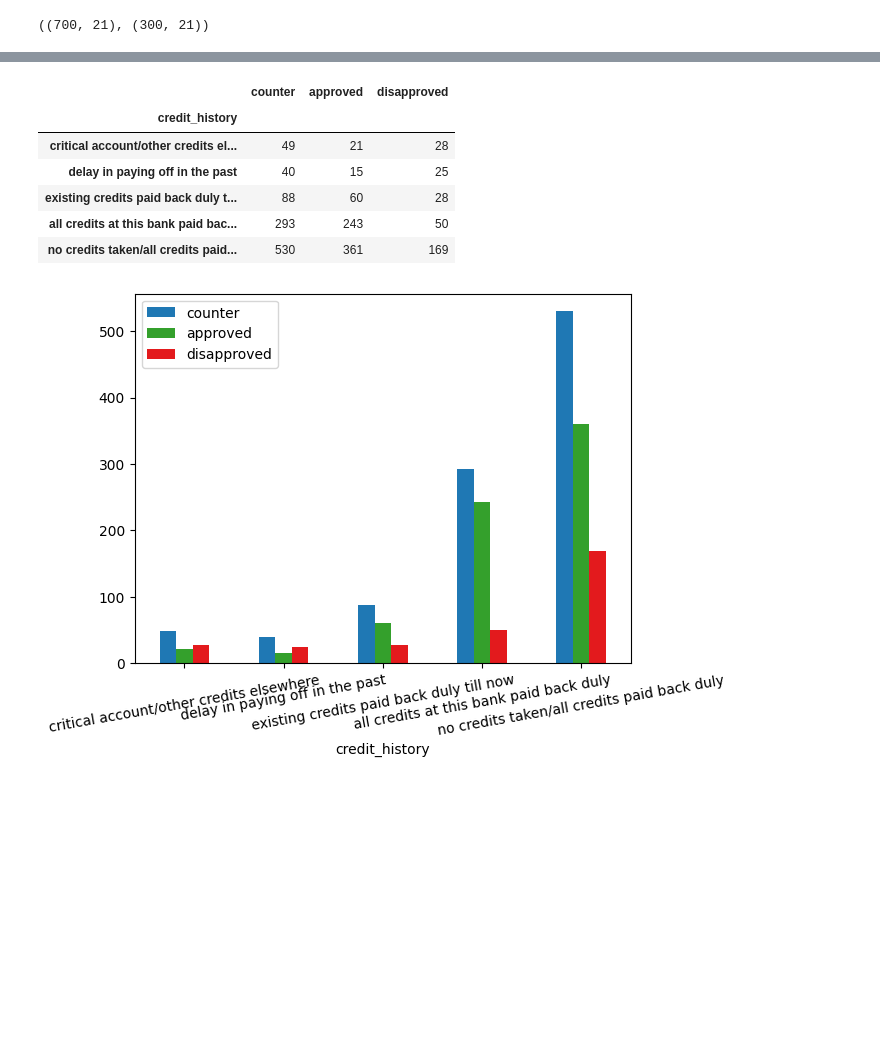
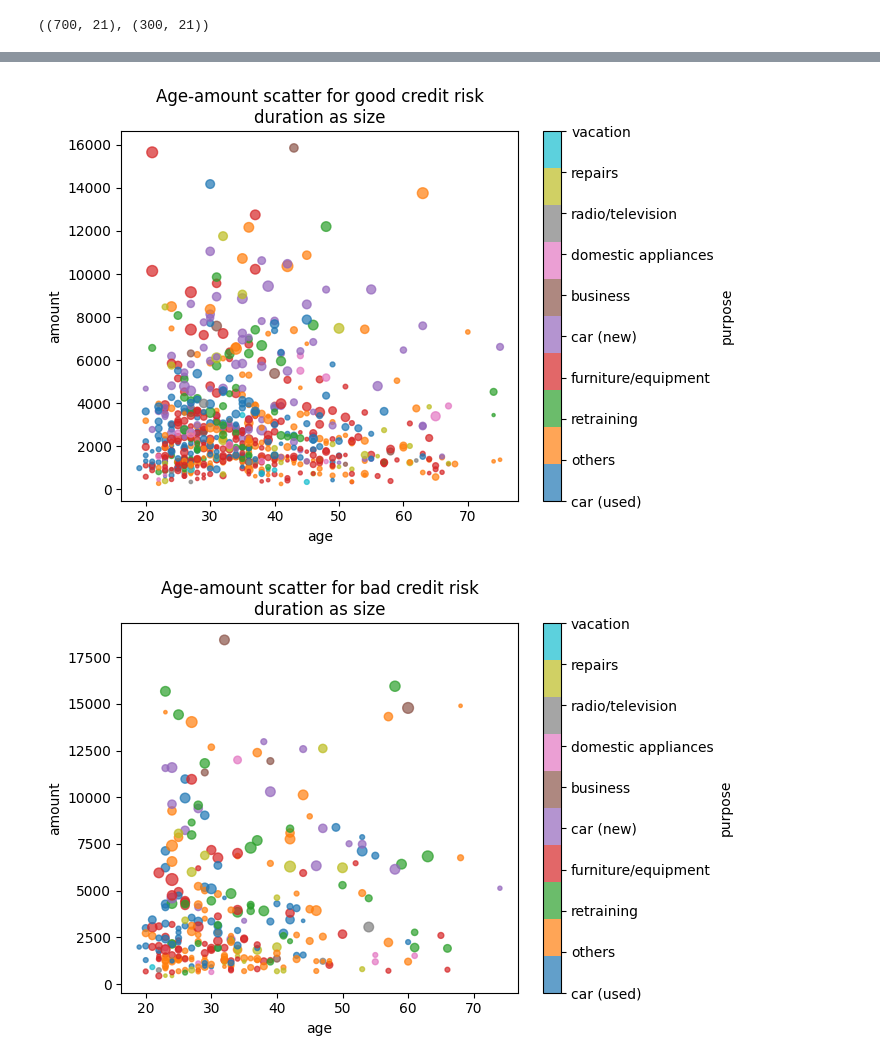
Before and after one commit to TimothyTur/BHS-test, a Jupyter notebook: СКБ201 Тур.ipynb, the cells around one changed output, grey strips where cells are left out. Cells and saved outputs as stored; diff of their text form; code cells hidden in the pictures; blank space fills up the shorter version.

```diff
--- a/СКБ201 Тур.ipynb
+++ b/СКБ201 Тур.ipynb
@@ -272,18 +244,0 @@ df1tmp.plot()
-# %%
-df1tmp = df1[['credit_history', 'credit_risk', 'counter?']].groupby('credit_history').sum()
-df1tmp['disapproved'] = df1tmp['counter?'] - df1tmp['credit_risk']
-df1tmp = df1tmp[['counter?', 'credit_risk', 'disapproved']]
-df1tmp = df1tmp.rename(columns = {'credit_risk': 'approved', 'counter?': 'counter'})
-df1tmp = df1tmp.rename(index = {i: credit_history_mod[i] for i in range(len(credit_history_mod))})
-df1tmp.plot.bar(rot = 10, color={'counter': '#1f78b4', 'approved': '#34a02c', 'disapproved': '#e31a1d'})
-#попытка красиво отобразить таблицу дала мелкий текст, так что костыль..
-df1tmp
-# %% [output]
-|  | counter | approved | disapproved |
-| credit_history |  |  |  |
-| critical account/other credits el... | 49 | 21 | 28 |
-| delay in paying off in the past | 40 | 15 | 25 |
-| existing credits paid back duly t... | 88 | 60 | 28 |
-| all credits at this bank paid bac... | 293 | 243 | 50 |
-| no credits taken/all credits paid... | 530 | 361 | 169 |
-[figure, removed]
@@ -294,0 +245,16 @@ df1tmp
+# %%
+df1g.plot.scatter('age','amount','duration','purpose', cmap='tab10',
+                  alpha = 0.7,
+                  title = 'Age-amount scatter for good credit risk\n'+
+                          'duration as size')
+plt.gcf().get_axes()[1].set(yticks = range(len(purpose_mod)), yticklabels=purpose_mod);
+# %% [output]
+[figure, added]
+# %%
+df1b.plot.scatter('age','amount','duration','purpose', cmap='tab10',
+                  alpha = 0.7,
+                  title = 'Age-amount scatter for bad credit risk\n'+
+                          'duration as size')
+cbar = plt.gcf().get_axes()[1].set(yticks = range(len(purpose_mod)), yticklabels=purpose_mod);
+# %% [output]
+[figure, added]
```
Also changed, not shown: parts of 39 cells of this notebook.
